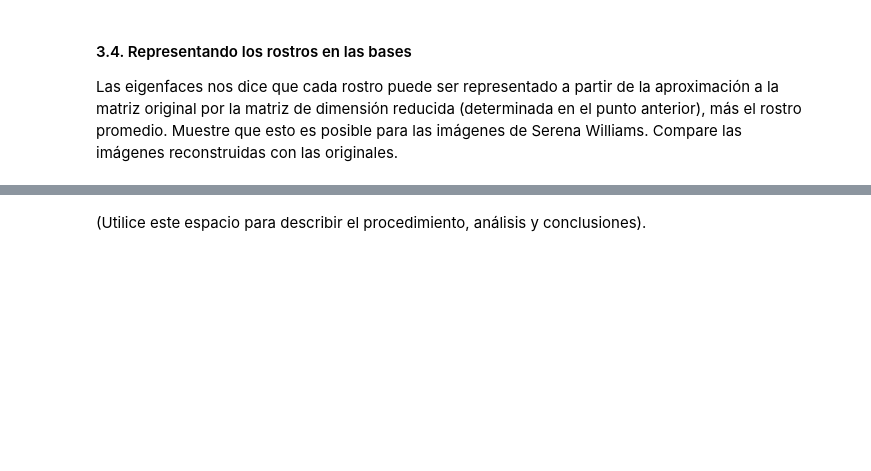
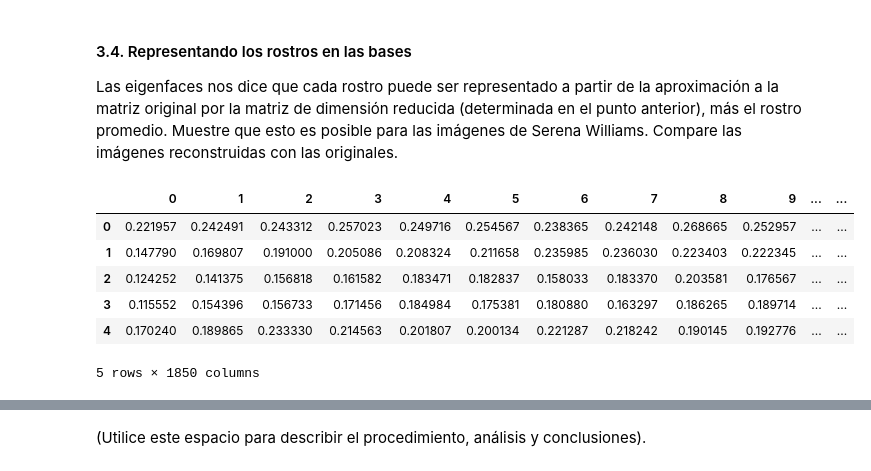
Before and after one commit to jddiaze/AprendizajeNoSupervisado, a Jupyter notebook: Semana2/S2_LC_Taller_SVD.ipynb, the cells around one changed output, grey strips where cells are left out. Cells and saved outputs as stored; diff of their text form; code cells hidden in the pictures; blank space fills up the shorter version.

```diff
--- a/Semana2/S2_LC_Taller_SVD.ipynb
+++ b/Semana2/S2_LC_Taller_SVD.ipynb
@@ -300,0 +346,10 @@ Las eigenfaces nos dice que cada rostro puede ser representado a partir de la ap
+# %%
+reconstructed_serena_df.head()
+# %% [output]
+|  | 0 | 1 | 2 | 3 | 4 | 5 | 6 | 7 | 8 | 9 | ... | ... |
+| 0 | 0.221957 | 0.242491 | 0.243312 | 0.257023 | 0.249716 | 0.254567 | 0.238365 | 0.242148 | 0.268665 | 0.252957 | ... | ... |
+| 1 | 0.147790 | 0.169807 | 0.191000 | 0.205086 | 0.208324 | 0.211658 | 0.235985 | 0.236030 | 0.223403 | 0.222345 | ... | ... |
+| 2 | 0.124252 | 0.141375 | 0.156818 | 0.161582 | 0.183471 | 0.182837 | 0.158033 | 0.183370 | 0.203581 | 0.176567 | ... | ... |
+| 3 | 0.115552 | 0.154396 | 0.156733 | 0.171456 | 0.184984 | 0.175381 | 0.180880 | 0.163297 | 0.186265 | 0.189714 | ... | ... |
+| 4 | 0.170240 | 0.189865 | 0.233330 | 0.214563 | 0.201807 | 0.200134 | 0.221287 | 0.218242 | 0.190145 | 0.192776 | ... | ... |
+5 rows × 1850 columns
```
Also changed, not shown: parts of 11 cells of this notebook, 1 other file.
